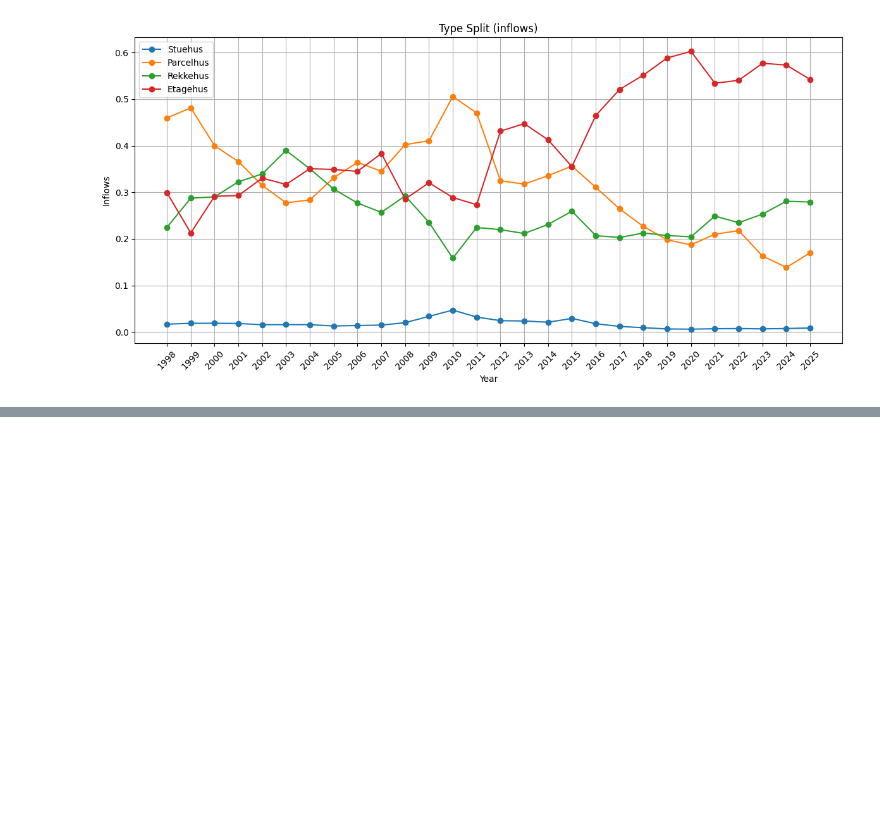
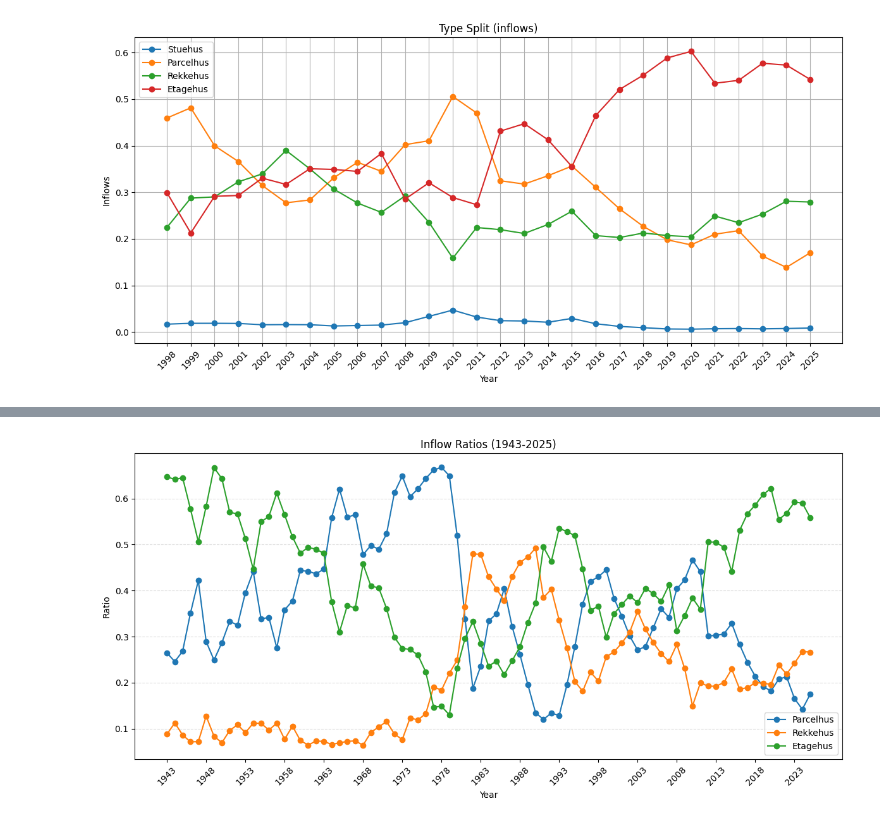
Before and after one commit to emilthestudious/TEP4290-project, a Jupyter notebook: type_split.ipynb, the cells around one changed output, grey strips where cells are left out. Saved outputs shown, nothing was run; the diff lists cells and outputs as text; code cells hidden in the pictures; blank space fills up the shorter version.

Commit message:
Ny type split fra 1943

```diff
--- a/type_split.ipynb
+++ b/type_split.ipynb
@@ -199,0 +230,17 @@ plt.show()
+# %%
+ratio_parcel = inflow_1943_2025.loc['Ratio_parcelhus', :]
+#print(ratio_parcel)
+
+#print(inflow_1943_2025.index.tolist())
+
+ratio_rekke = inflow_1943_2025.loc['Ratio_rekkehus ', :]
+#print(ratio_rekke)
+
+#give years index a name in ratio_parcel
+ratio_parcel.index.name = 'Year'
+#print(ratio_parcel)
+ratio_rekke.index.name = 'Year'
+print(ratio_rekke)
+
+ratio_etage = inflow_1943_2025.loc['Ratio_etage', :]
+print(ratio_etage)
@@ -199,0 +265,33 @@ plt.show()
+# %%
+# Create a DataFrame for the type split inflows, axis = 1
+type_split_m_inflows_df_1943_2025 = pd.DataFrame({
+    'Year': ratio_parcel.index.values,
+    'Parcelhus': ratio_parcel.values,
+    'Rekkehus': ratio_rekke.values,
+    'Etagehus': ratio_etage.values
+})
+#Skip row 0
+type_split_m_inflows_df_1943_2025 = type_split_m_inflows_df_1943_2025.iloc[2:]
+type_split_m_inflows_df_1943_2025.head()
+
+# Plot the data
+# Year skip 5
+# Less grid
+years = range(1943, 2026)
+
+plt.figure(figsize=(12, 6))
+plt.plot(years, type_split_m_inflows_df_1943_2025['Parcelhus'], label='Parcelhus', marker='o')
+plt.plot(years, type_split_m_inflows_df_1943_2025['Rekkehus'], label='Rekkehus', marker='o')
+plt.plot(years, type_split_m_inflows_df_1943_2025['Etagehus'], label='Etagehus', marker='o')
+plt.title('Inflow Ratios (1943-2025)')
+plt.xlabel('Year')
+plt.ylabel('Ratio')
+plt.legend()
+
+plt.xticks(range(1943, 2026, 5), rotation=45)
+plt.grid(axis='y', which='major', linestyle='--', alpha=0.4)
+
+plt.tight_layout()
+plt.show()
+# %% [output]
+[figure, added]
```
Also changed, not shown: parts of 3 cells of this notebook, 1 other file.
